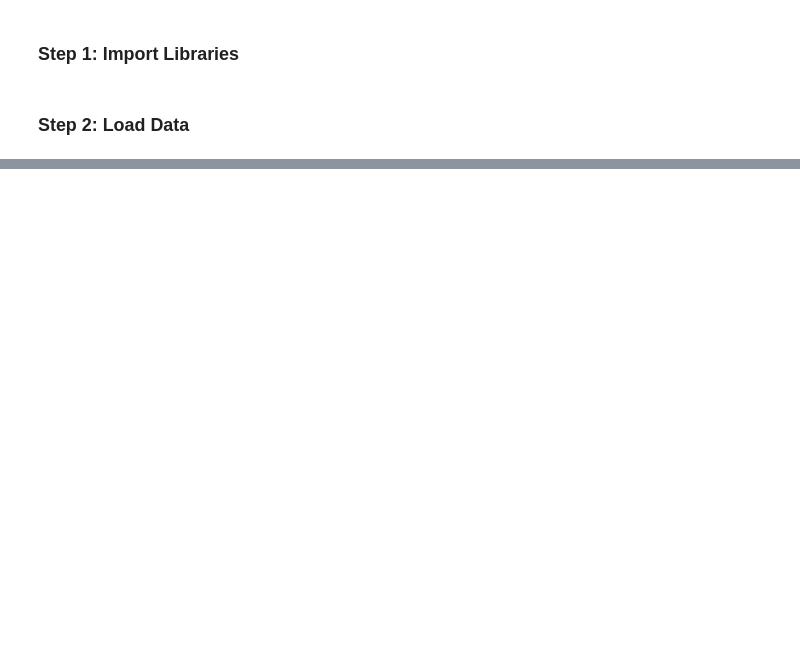
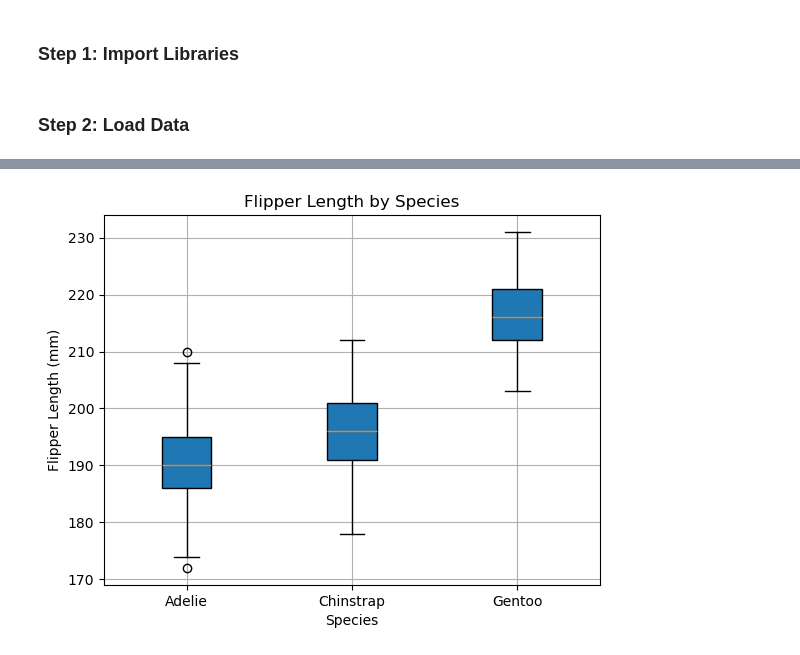
Before and after one commit to MiltonGreat/Palmer-Penguins, a Jupyter notebook: Palmer Penguins.ipynb, the cells around one changed output, grey strips where cells are left out. Drawn from its saved outputs; the diff is of its cells as text; code cells hidden in the pictures; blank space fills up the shorter version.

```diff
--- a/Palmer Penguins.ipynb
+++ b/Palmer Penguins.ipynb
@@ -99,0 +166,16 @@ Index(['island', 'culmen_length_mm', 'culmen_depth_mm', 'flipper_length_mm',
+# %%
+# Boxplot of Flipper Length by Species
+
+#  Boxplots are effective for visualizing the distribution, central tendency, and spread of numerical data.
+# They display the median, quartiles, and outliers in the data distribution.
+
+species_groups = penguins_data.groupby('species')['flipper_length_mm']
+flipper_lengths = [species_groups.get_group(species) for species in species_groups.groups]
+plt.boxplot(flipper_lengths, labels=species_groups.groups.keys(), patch_artist=True)
+plt.title('Flipper Length by Species')
+plt.xlabel('Species')
+plt.ylabel('Flipper Length (mm)')
+plt.grid(True)
+plt.show()
+# %% [output]
+[figure, added]
```
Also changed, not shown: parts of 46 cells of this notebook.
